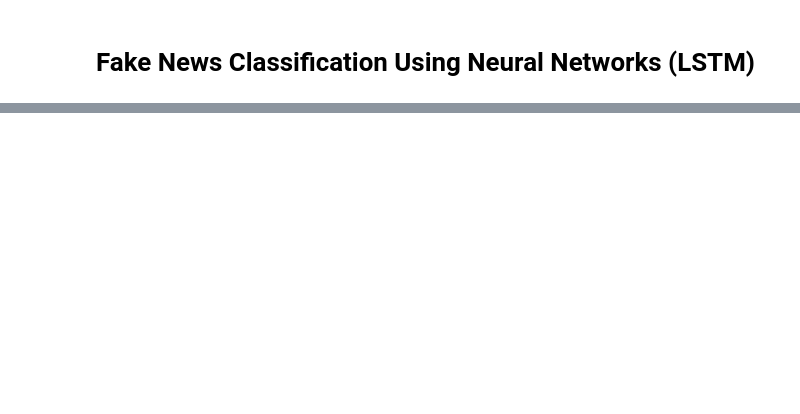
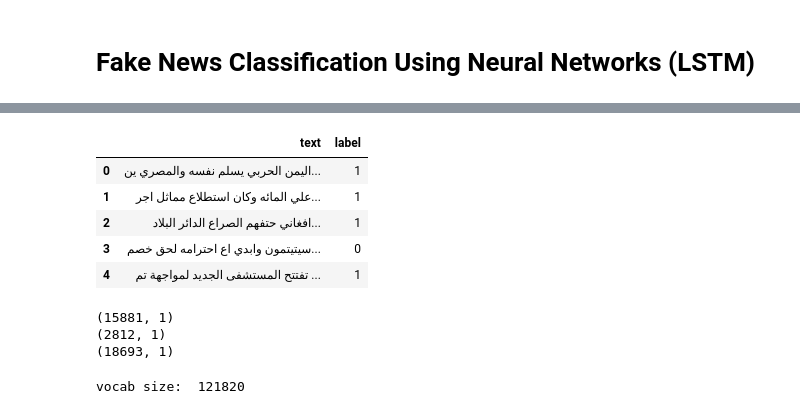
Before and after one commit to menaattia/arabic-fake-news, a Jupyter notebook: Models/lstm.ipynb, the cells around one changed output, grey strips where cells are left out. Saved outputs shown, nothing was run; the diff lists cells and outputs as text; code cells hidden in the pictures; blank space fills up the shorter version.

```diff
--- a/Models/lstm.ipynb
+++ b/Models/lstm.ipynb
@@ -127,3 +83,44 @@ vocab = build_vocab(X_train['text'])
+# %%
+df_comb.head()
+# %% [output]
+|  | text | label |
+| 0 | اليمن الحربي يسلم نفسه والمصري ين... | 1 |
+| 1 | علي المائه وكان استطلاع مماثل اجر... | 1 |
+| 2 | افغاني حتفهم الصراع الدائر البلاد... | 1 |
+| 3 | سيتيتمون وابدي اع احترامه لحق خصم... | 0 |
+| 4 | تفتتح المستشفى الجديد لمواجهة تم ... | 1 |
+# %%
+
+X_a = df_articles[['text']]
+y_a = df_articles['label']
+
+
+X_t = df_tweets[['text']]
+y_t = df_tweets['label']
+
+X_c = df_comb[['text']]
+y_c = df_comb['label']
+
+print(X_a.shape)
+print(X_t.shape)
+print(X_c.shape)
+
+X_train1, X_test1, y_train1, y_test1 = train_test_split(X_a, y_a, test_size=0.2, random_state=42)
+X_dev1, X_test1, y_dev1, y_test1 = train_test_split(X_test1, y_test1, test_size=0.5, random_state=42)
+
+X_train2, X_test2, y_train2, y_test2 = train_test_split(X_t, y_t, test_size=0.2, random_state=42)
+X_dev2, X_test2, y_dev2, y_test2 = train_test_split(X_test2, y_test2, test_size=0.5, random_state=42)
+
+X_train3, X_test3, y_train3, y_test3 = train_test_split(X_c, y_c, test_size=0.2, random_state=42)
+X_dev3, X_test3, y_dev3, y_test3 = train_test_split(X_test3, y_test3, test_size=0.5, random_state=42)
+
+vocab = build_vocab(X_train1['text'])
+# vocab = build_vocab(X_train2['text'])
+# vocab = build_vocab(X_train3['text'])
+# %% [output]
+(15881, 1)
+(2812, 1)
+(18693, 1)
 # %%
 # LSTM model
 class LSTMClassifier(nn.Module):
@@ -150,6 +147,10 @@ embedding_dim = 64
 hidden_dim = 64
 output_dim = 1
 learning_rate = 0.01
+
+print("vocab size: ", vocab_size)
+# %% [output]
+vocab size:  121820
 # %%
 # Training loop
 def train(model, X, y, lr=0.1, epochs=5):
```
Also changed, not shown: parts of 19 cells of this notebook, 1 other file.
